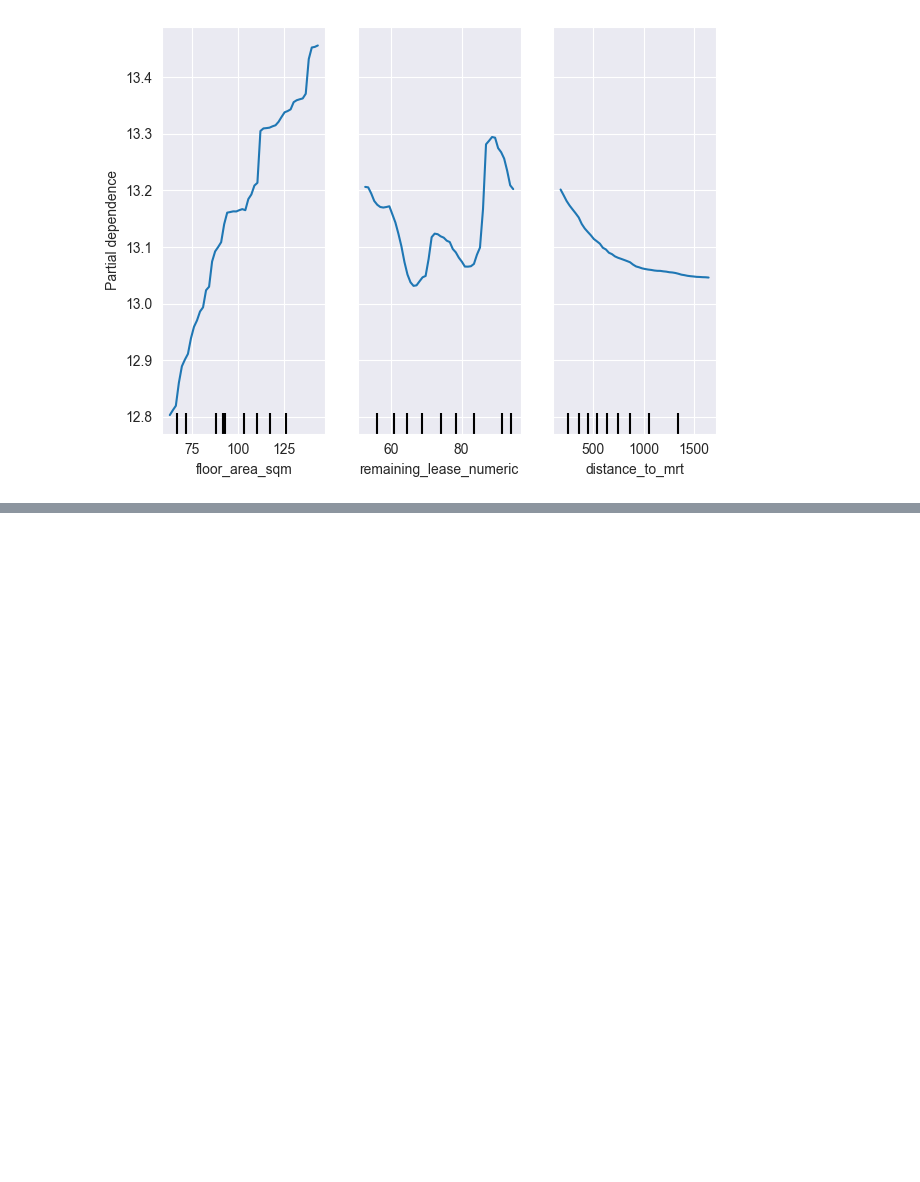
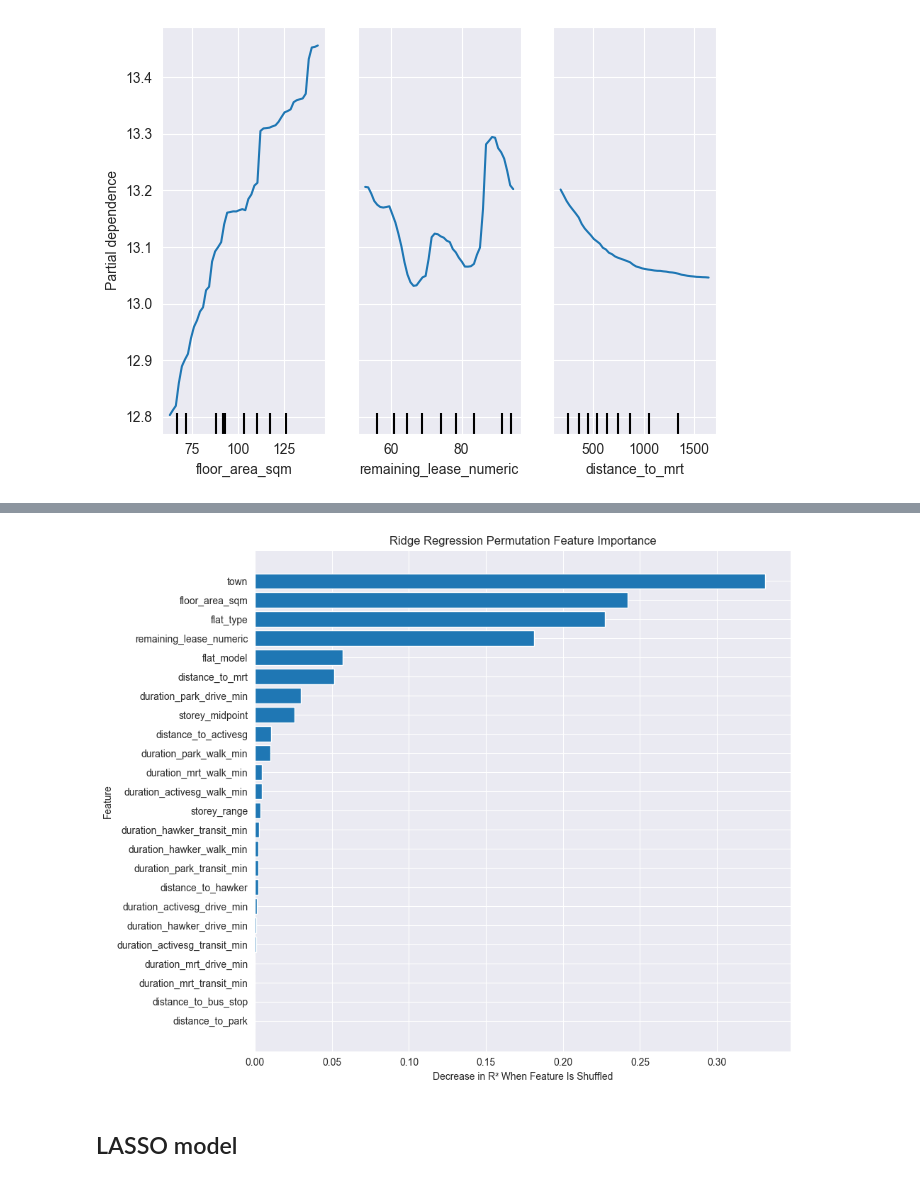
Before and after one commit to yume-24/Introductory-data-science-PBL-1-, a Jupyter notebook: PBL1.ipynb, the cells around one changed output, grey strips where cells are left out. Saved outputs shown, nothing was run; the diff lists cells and outputs as text; code cells hidden in the pictures; blank space fills up the shorter version.

Commit message:
Add files via upload
lasso regression and feature analysis

```diff
--- a/PBL1.ipynb
+++ b/PBL1.ipynb
@@ -569,0 +672,23 @@ plt.show()
+# %%
+model.fit(X_train, y_train)
+
+perm_result = permutation_importance(
+    model,
+    X_test,
+    y_test,
+    n_repeats=10,
+    random_state=42,
+    scoring="r2"
+)
+
+perm_df = pd.DataFrame({
+    "feature": X_test.columns,
+    "importance_mean": perm_result.importances_mean,
+    "importance_std": perm_result.importances_std
+}).sort_values(by="importance_mean", ascending=False)
+
+duration_perm = perm_df[
+    perm_df["feature"].str.contains("duration", case=False, na=False)
+]
+
+print(duration_perm)
@@ -569,0 +709,20 @@ plt.show()
+# %%
+# Make sure perm_df is sorted from most important to least important
+perm_df_sorted = perm_df.sort_values("importance_mean", ascending=False)
+
+plt.figure(figsize=(10, 8))
+plt.barh(
+    perm_df_sorted["feature"],
+    perm_df_sorted["importance_mean"]
+)
+
+plt.xlabel("Decrease in R² When Feature Is Shuffled")
+plt.ylabel("Feature")
+plt.title("Ridge Regression Permutation Feature Importance")
+plt.gca().invert_yaxis()
+plt.tight_layout()
+plt.show()
+# %% [output]
+[figure, added]
+# %% [markdown]
+## LASSO model
```
Also changed, not shown: parts of 25 cells of this notebook.
